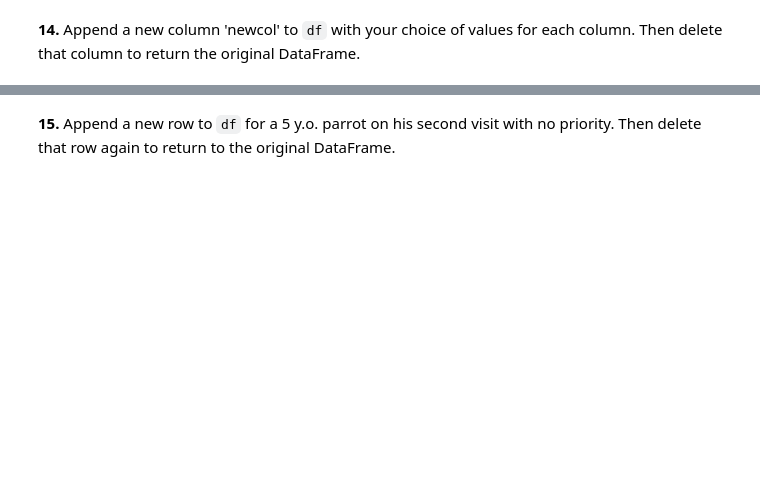
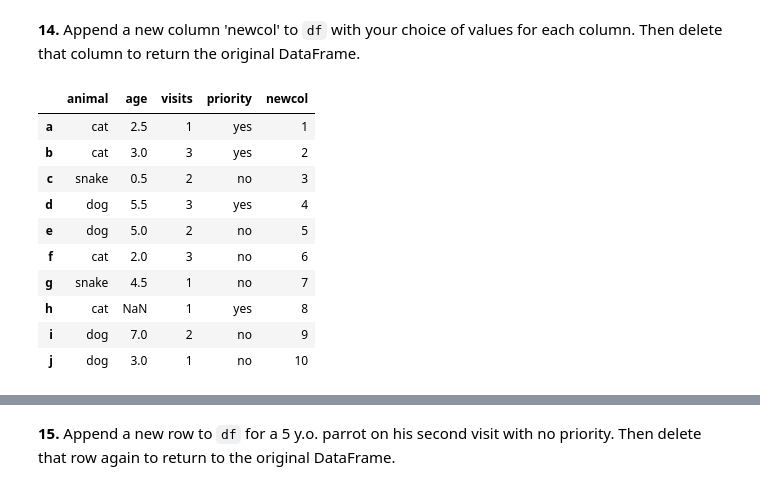
Before and after one commit to bibingka27/DSA104, a Jupyter notebook: lectures/session02/userfolder/pd-puzzles.ipynb, the cells around one changed output, grey strips where cells are left out. Cells and saved outputs as stored; diff of their text form; code cells hidden in the pictures; blank space fills up the shorter version.

Commit message:
finished pd puzzles

```diff
--- a/lectures/session02/userfolder/pd-puzzles.ipynb
+++ b/lectures/session02/userfolder/pd-puzzles.ipynb
@@ -136,3 +136,7 @@ df_puzzle[(df_puzzle["animal"] == "cat") & (df_puzzle["age"] < 3)]
 | f | cat | 2.0 | 3 | no |
 # %% [markdown]
 **11.** Change the age of the cat in row 'd' to 5.5. (**hint**: You can use both implicit or explicit indices)
+# %%
+df_puzzle.loc["d","age"] = 5.5
+
+df_puzzle
@@ -143,2 +171,17 @@ df_puzzle[(df_puzzle["animal"] == "cat") & (df_puzzle["age"] < 3)]
 # %% [markdown]
 **14.** Append a new column 'newcol' to `df` with your choice of values for each column. Then delete that column to return the original DataFrame.
+# %%
+df_puzzle["newcol"] = [1,2,3,4,5,6,7,8,9,10] #adding new column
+df_puzzle
+# %% [output]
+|  | animal | age | visits | priority | newcol |
+| a | cat | 2.5 | 1 | yes | 1 |
+| b | cat | 3.0 | 3 | yes | 2 |
+| c | snake | 0.5 | 2 | no | 3 |
+| d | dog | 5.5 | 3 | yes | 4 |
+| e | dog | 5.0 | 2 | no | 5 |
+| f | cat | 2.0 | 3 | no | 6 |
+| g | snake | 4.5 | 1 | no | 7 |
+| h | cat | NaN | 1 | yes | 8 |
+| i | dog | 7.0 | 2 | no | 9 |
+| j | dog | 3.0 | 1 | no | 10 |
```
Also changed, not shown: parts of 22 cells of this notebook.
